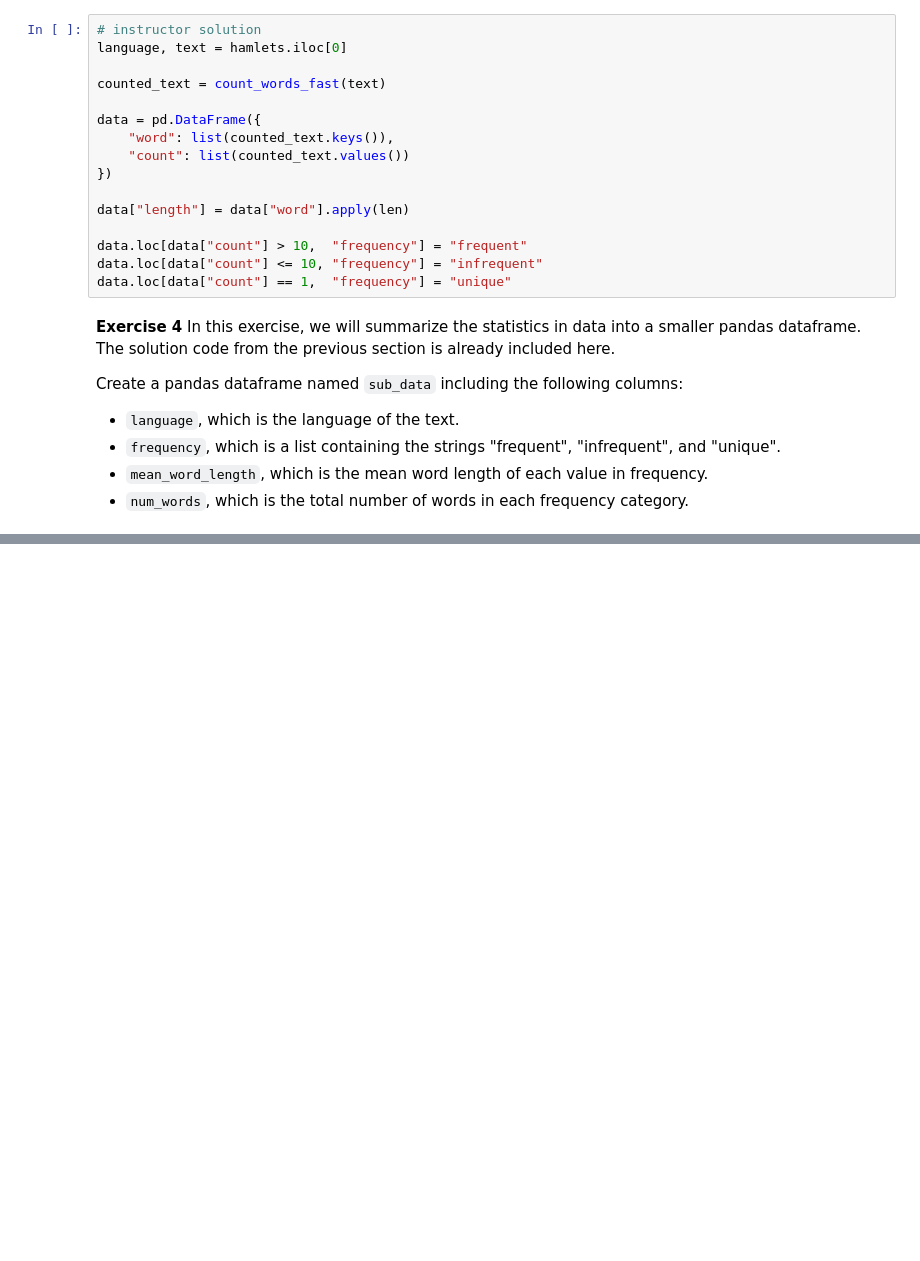
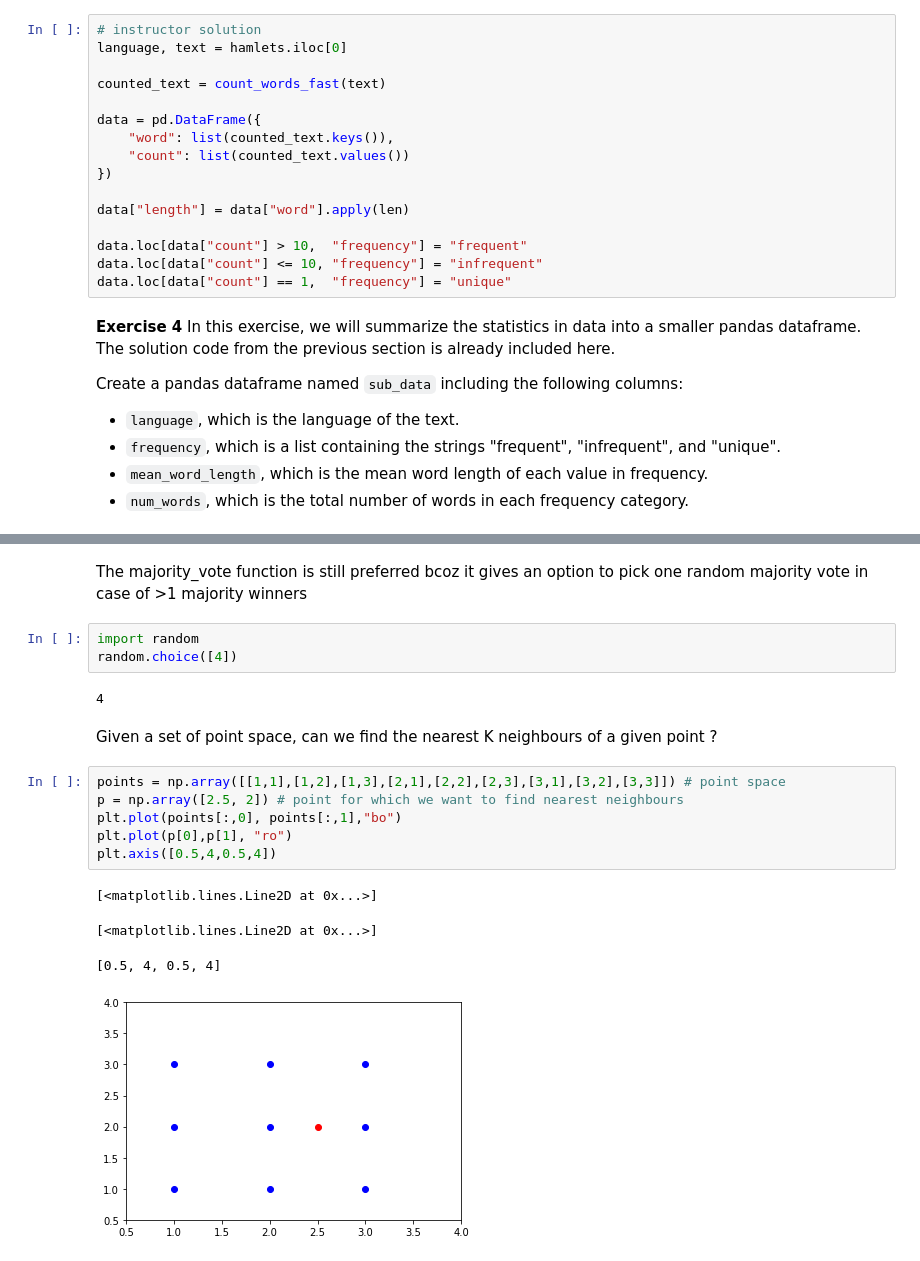
Before and after one commit to nsarode/Python_classNotes, a Jupyter notebook: case_studies_I.ipynb, the cells around one changed output, grey strips where cells are left out. Cells and saved outputs as stored; diff of their text form; blank space fills up the shorter version.

Commit message:
update case studies I

```diff
--- a/case_studies_I.ipynb
+++ b/case_studies_I.ipynb
@@ -892,0 +1076,20 @@ Create a pandas dataframe named `sub_data` including the following columns:
+# %% [markdown]
+The majority_vote function is still preferred bcoz it gives an option to pick one random majority vote in case of >1 majority winners
+# %%
+import random
+random.choice([4])
+# %% [output]
+4
+# %% [markdown]
+Given a set of point space, can we find the nearest K neighbours of a given point ?
+# %%
+points = np.array([[1,1],[1,2],[1,3],[2,1],[2,2],[2,3],[3,1],[3,2],[3,3]]) # point space
+p = np.array([2.5, 2]) # point for which we want to find nearest neighbours
+plt.plot(points[:,0], points[:,1],"bo")
+plt.plot(p[0],p[1], "ro")
+plt.axis([0.5,4,0.5,4])
+# %% [output]
+[<matplotlib.lines.Line2D at 0x...>]
+[<matplotlib.lines.Line2D at 0x...>]
+[0.5, 4, 0.5, 4]
+[figure, added]
```
Also changed, not shown: parts of 17 cells of this notebook.
